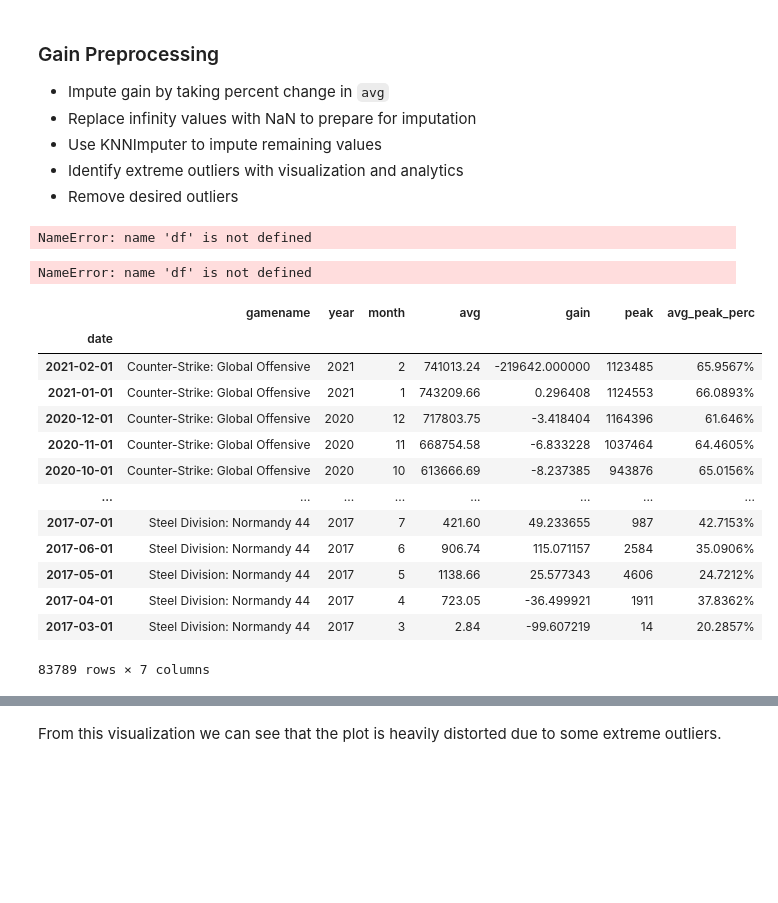
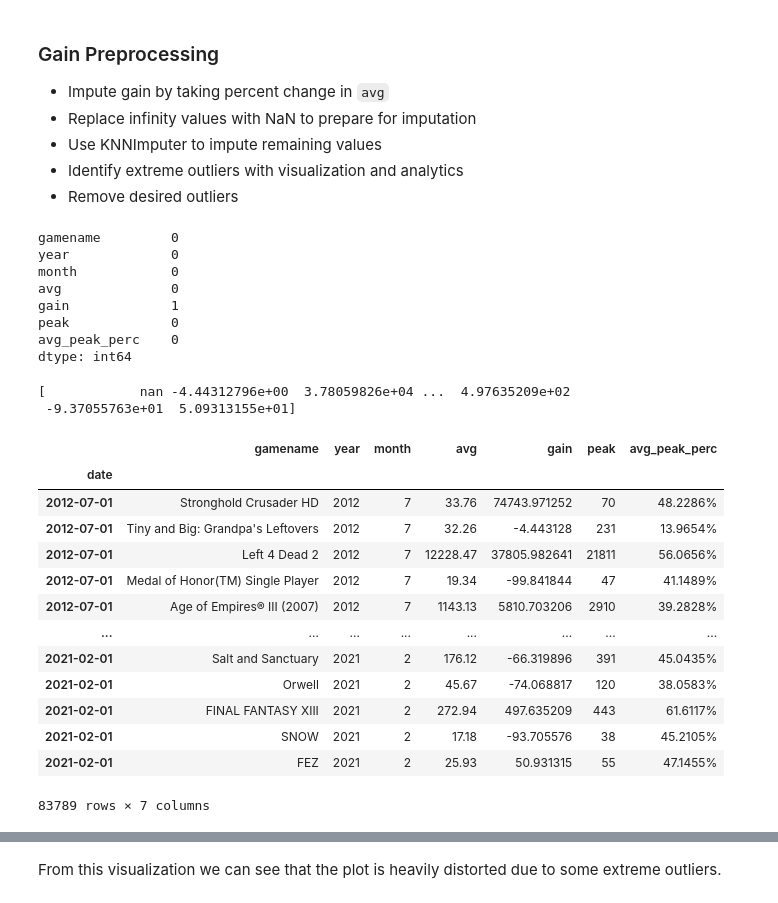
Before and after one commit to adenletchworth/Player-Trend-Predictions, a Jupyter notebook: EDA.ipynb, the cells around one changed output, grey strips where cells are left out. Drawn from its saved outputs; the diff is of its cells as text; code cells hidden in the pictures; blank space fills up the shorter version.

```diff
--- a/EDA.ipynb
+++ b/EDA.ipynb
@@ -119,6 +125,7 @@ df['month'] = df['month'].str.strip() # Strip whitespace
 df['month'] = df['month'].map(month_to_num) # Map month names to numbers
 df['date'] = pd.to_datetime(df[['year', 'month']].assign(day=1))
 df.set_index('date', inplace=True)
+df.sort_index(inplace=True)
 # %% [markdown]
 ### Gain Preprocessing
 - Impute gain by taking percent change in `avg`
@@ -131,37 +138,45 @@ df.set_index('date', inplace=True)
 df['gain'] = df['avg'].pct_change().fillna(df['gain']) * 100
 df.isna().sum()
 # %% [output]
-NameError: name 'df' is not defined
+gamename         0
+year             0
+month            0
+avg              0
+gain             1
+peak             0
+avg_peak_perc    0
+dtype: int64
 # %%
 # Print gain unique values to find out what is causing the inf values
 print(df['gain'].unique())
 # %% [output]
-NameError: name 'df' is not defined
+[            nan -4.44312796e+00  3.78059826e+04 ...  4.97635209e+02
+ -9.37055763e+01  5.09313155e+01]
 # %%
 # Replace inf values with nan for imputation
 df['gain'] = df['gain'].replace([np.inf, -np.inf], np.nan)
 # %%
 #creates an imputer object that uses the k-Nearest Neighbors algorithm to impute missing data
-imputer = KNNImputer(n_neighbors=2)
+imputer = KNNImputer(n_neighbors=3)
 
 # Transform the gain column and replace the original column with the imputed values
 df_gain= imputer.fit_transform(df[['gain']])
 df['gain'] = df_gain
 df
 # %% [output]
 |  | gamename | year | month | avg | gain | peak | avg_peak_perc |
 | date |  |  |  |  |  |  |  |
-| 2021-02-01 | Counter-Strike: Global Offensive | 2021 | 2 | 741013.24 | -219642.000000 | 1123485 | 65.9567% |
-| 2021-01-01 | Counter-Strike: Global Offensive | 2021 | 1 | 743209.66 | 0.296408 | 1124553 | 66.0893% |
-| 2020-12-01 | Counter-Strike: Global Offensive | 2020 | 12 | 717803.75 | -3.418404 | 1164396 | 61.646% |
-| 2020-11-01 | Counter-Strike: Global Offensive | 2020 | 11 | 668754.58 | -6.833228 | 1037464 | 64.4605% |
-| 2020-10-01 | Counter-Strike: Global Offensive | 2020 | 10 | 613666.69 | -8.237385 | 943876 | 65.0156% |
+| 2012-07-01 | Stronghold Crusader HD | 2012 | 7 | 33.76 | 74743.971252 | 70 | 48.2286% |
+| 2012-07-01 | Tiny and Big: Grandpa's Leftovers | 2012 | 7 | 32.26 | -4.443128 | 231 | 13.9654% |
+| 2012-07-01 | Left 4 Dead 2 | 2012 | 7 | 12228.47 | 37805.982641 | 21811 | 56.0656% |
+| 2012-07-01 | Medal of Honor(TM) Single Player | 2012 | 7 | 19.34 | -99.841844 | 47 | 41.1489% |
+| 2012-07-01 | Age of Empires® III (2007) | 2012 | 7 | 1143.13 | 5810.703206 | 2910 | 39.2828% |
 | ... | ... | ... | ... | ... | ... | ... | ... |
-| 2017-07-01 | Steel Division: Normandy 44 | 2017 | 7 | 421.60 | 49.233655 | 987 | 42.7153% |
-| 2017-06-01 | Steel Division: Normandy 44 | 2017 | 6 | 906.74 | 115.071157 | 2584 | 35.0906% |
-| 2017-05-01 | Steel Division: Normandy 44 | 2017 | 5 | 1138.66 | 25.577343 | 4606 | 24.7212% |
-| 2017-04-01 | Steel Division: Normandy 44 | 2017 | 4 | 723.05 | -36.499921 | 1911 | 37.8362% |
-| 2017-03-01 | Steel Division: Normandy 44 | 2017 | 3 | 2.84 | -99.607219 | 14 | 20.2857% |
+| 2021-02-01 | Salt and Sanctuary | 2021 | 2 | 176.12 | -66.319896 | 391 | 45.0435% |
+| 2021-02-01 | Orwell | 2021 | 2 | 45.67 | -74.068817 | 120 | 38.0583% |
+| 2021-02-01 | FINAL FANTASY XIII | 2021 | 2 | 272.94 | 497.635209 | 443 | 61.6117% |
+| 2021-02-01 | SNOW | 2021 | 2 | 17.18 | -93.705576 | 38 | 45.2105% |
+| 2021-02-01 | FEZ | 2021 | 2 | 25.93 | 50.931315 | 55 | 47.1455% |
 83789 rows × 7 columns
 # %%
 fig, ax = plt.subplots(figsize=(10, 6))
```
Also changed, not shown: parts of 14 cells of this notebook.
